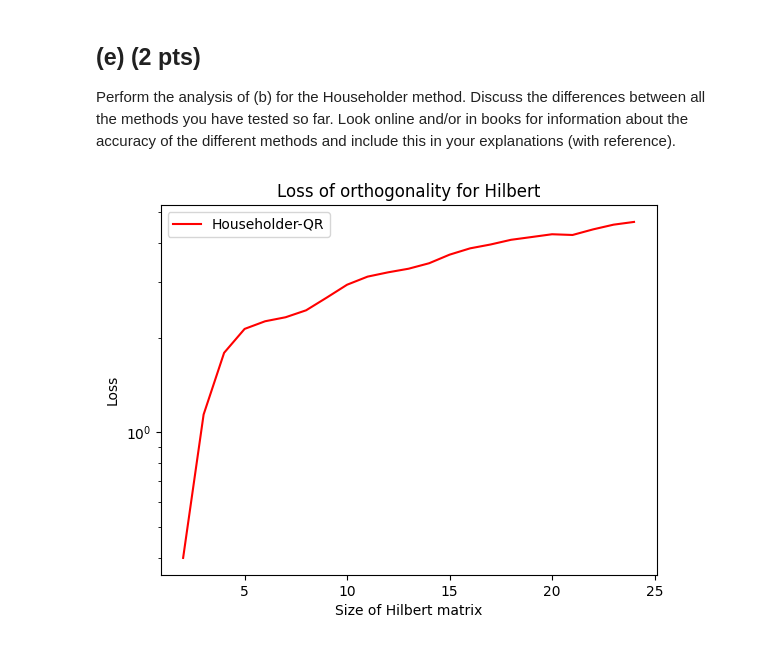
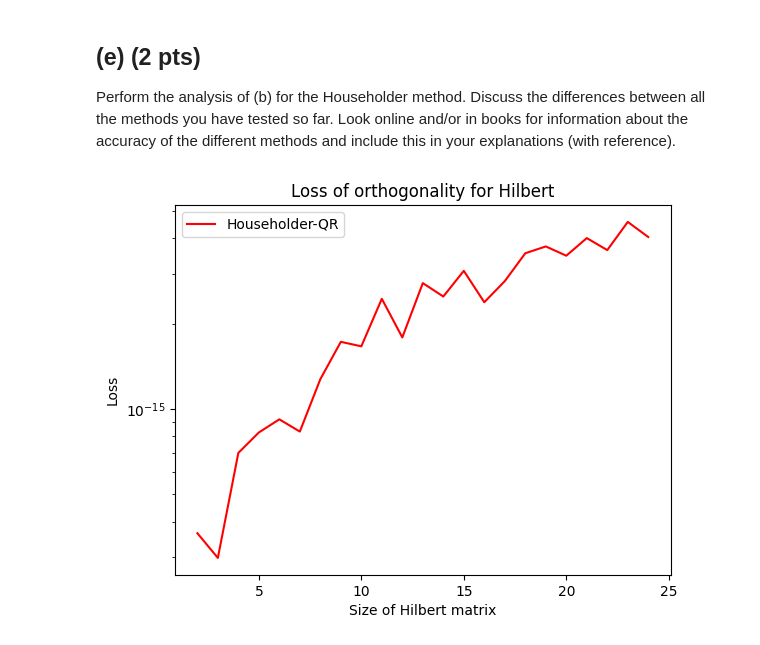
Before and after one commit to aM0NKE/NumericalAlgorithms, a Jupyter notebook: hw3_2022.ipynb, the cells around one changed output. Cells and saved outputs as stored; diff of their text form; code cells hidden in the pictures.

```diff
--- a/hw3_2022.ipynb
+++ b/hw3_2022.ipynb
@@ -45,6 +130,23 @@ Try applying the classical procedure twice. Plot again the loss of orthogonality
 Implement the Householder method for computing the QR decomposition. Remember to include a short documentation.
 # %%
 def householder_qr(A, p=False):
+    '''
+    Compute the QR factorization of a matrix.
+
+    Factor the matrix A as QR, where Q is orthonormal and R is upper-triangular.
+
+    Parameters
+    A : array_like, shape (m, n)
+        Matrix to be factored.
+
+    Returns
+    Q : ndarray of float, matrix with orthonormal columns.
+    R : ndarray of float, upper-triangular matrix.
+
+    Notes
+    DESCRIBE THE METHOD
+    '''
+
     # dimension of A
     n = len(A)
 
@@ -64,7 +166,7 @@ def householder_qr(A, p=False):
         e = np.array([row[k] for row in I])[np.newaxis]
 
         # find current householder vector
-        u = np.sign(a[0][k]) * norm(a) * e
+        u = np.sign(a[0][k]) * np.linalg.norm(a) * e
         v = a + u
 
         # calculate householder transformation
@@ -127,21 +229,19 @@ Perform the analysis of (b) for the Householder method. Discuss the differences
 # %%
 losses = []
 N = [n for n in range(2,25)]
 for n in N:
     H = hilbert(n)
     Q, R = householder_qr(H)
     I = np.identity(n)
-
-    diff = np.subtract(I, np.multiply(Q, Q.T))
-    loss = norm(diff)
+    loss=(np.linalg.norm(np.identity(n) - Q.transpose() @ Q))
     losses.append(loss)
 
 plt.plot(N, losses, color='red', label=r"Householder-QR")
 plt.title("Loss of orthogonality for Hilbert")
 plt.xlabel('Size of Hilbert matrix')
 plt.ylabel('Loss')
 plt.yscale("log")
 plt.legend()
 plt.show()
 # %% [output]
-[figure, old version]
+[figure, new version]
```
Also changed, not shown: parts of 4 cells of this notebook.
